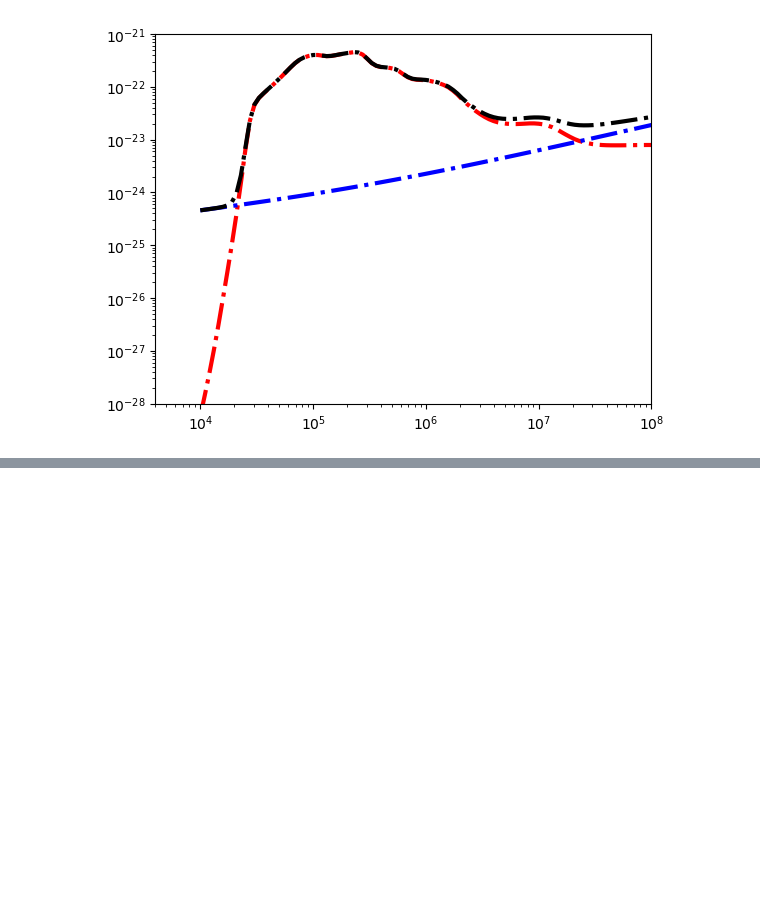
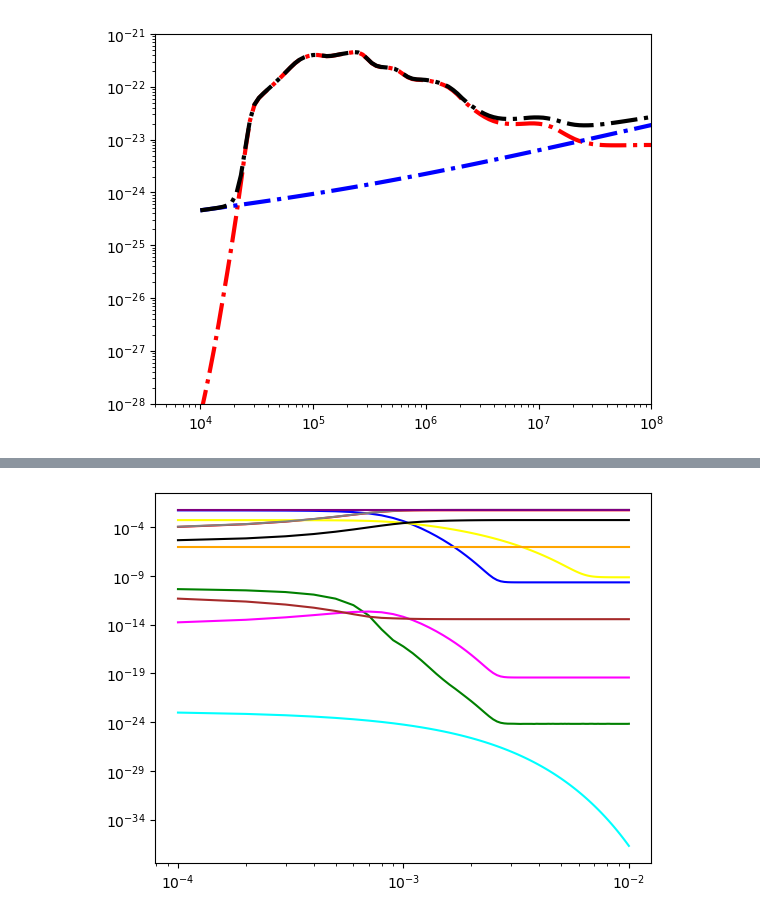
Before and after one commit to maedarn/code_tohoku, a Jupyter notebook: py/COOL_CIE.ipynb, the cells around one changed output, grey strips where cells are left out. Drawn from its saved outputs; the diff is of its cells as text; code cells hidden in the pictures; blank space fills up the shorter version.

```diff
--- a/py/COOL_CIE.ipynb
+++ b/py/COOL_CIE.ipynb
@@ -285,0 +296,64 @@ pp.close()
+# %%
+i=100
+j=13
+
+print( j)
+
+f90 = open(dir+'chem_abnd.dat', 'rb')
+ary = np.fromfile(f90, np.float64, count=i*j)
+uvhpy = ary.reshape(j, i, order='F')
+
+T         =uvhpy[0,:]
+Tmp    =uvhpy[1,:]
+ndpl    =uvhpy[2,:]
+ndHl    =uvhpy[3,:]
+ndH2l  =uvhpy[4,:]
+ndHml =uvhpy[5,:]
+ndHel  =uvhpy[6,:]
+ndHepl=uvhpy[7,:]
+ndCl    =uvhpy[8,:]
+ndCpl  =uvhpy[9,:]
+ndCOl =uvhpy[10,:]
+ndel    =uvhpy[11,:]
+ndtotl =uvhpy[12,:]
+
+fig = plt.figure()
+ax = fig.add_subplot(1, 1, 1)
+
+#plt.xlim(0.1, 100)a
+#plt.xlim(0.000001, 1.0)
+#plt.ylim(10**(-27), 10**(-18))
+#plt.ylim(0.001, 0.1)
+#plt.ylim(0.00001, 1000.0)
+#plt.ylim(0.0000000001, 10)
+#plt.xlim(100, 1000000)
+ax.set_yscale('log')
+ax.set_xscale('log')
+
+print(ndCOl)
+
+plt.plot(T, ndpl ,color='red')
+plt.plot(T, ndHl ,color='blue')
+plt.plot(T, ndH2l ,color='green')
+plt.plot(T, ndHml ,color='magenta')
+plt.plot(T, ndHel ,color='yellow')
+plt.plot(T, ndHepl ,color='black')
+plt.plot(T, ndCl ,color='brown')
+plt.plot(T, ndCpl ,color='orange')
+plt.plot(T, ndCOl ,color='cyan')
+plt.plot(T, ndel ,color='gray')
+plt.plot(T, ndtotl ,color='purple')
+
+
+#for k in range(1,11):
+#   plt.plot(uvhpy[0,:],uvhpy[k,:])
+
+#plt.gca().set_aspect('equal')
+
+
+plt.show()
+
+pp = PdfPages('/Users/maedarn/Desktop/cooling_Code_H.pdf')
+pp.savefig(fig)
+pp.close()
+# %% [output]
@@ -285,0 +377 @@ pp.close()
+[figure, added]
```
Also changed, not shown: parts of 3 cells of this notebook, 10 other files.
